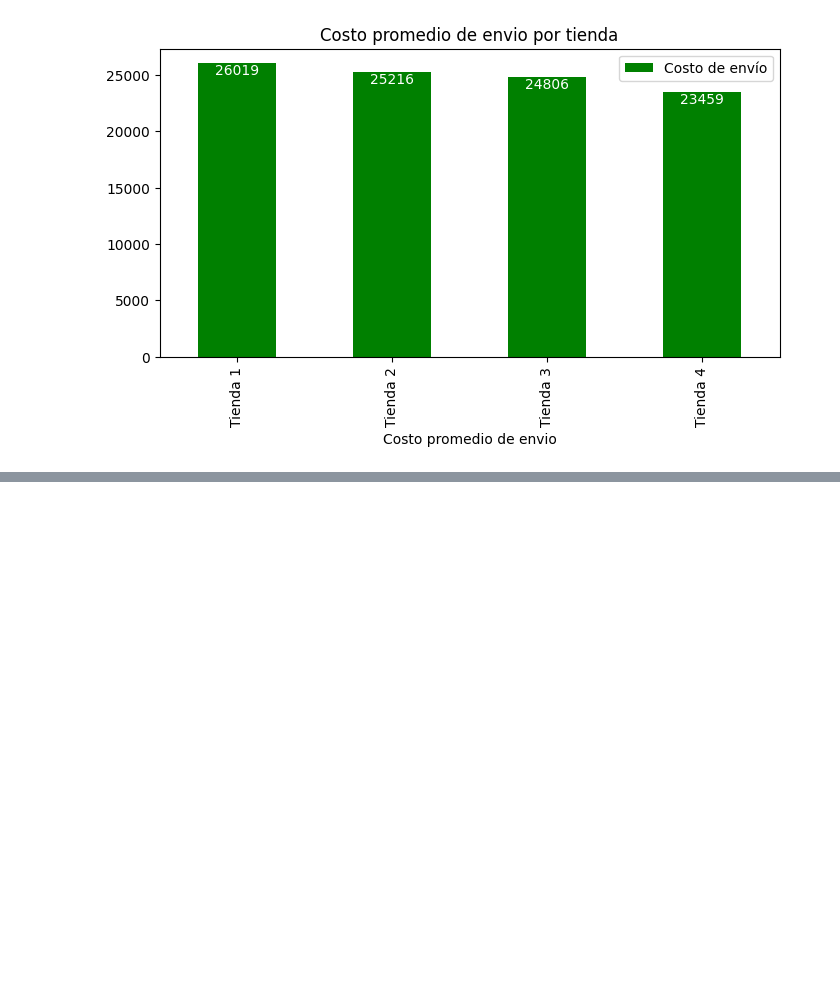
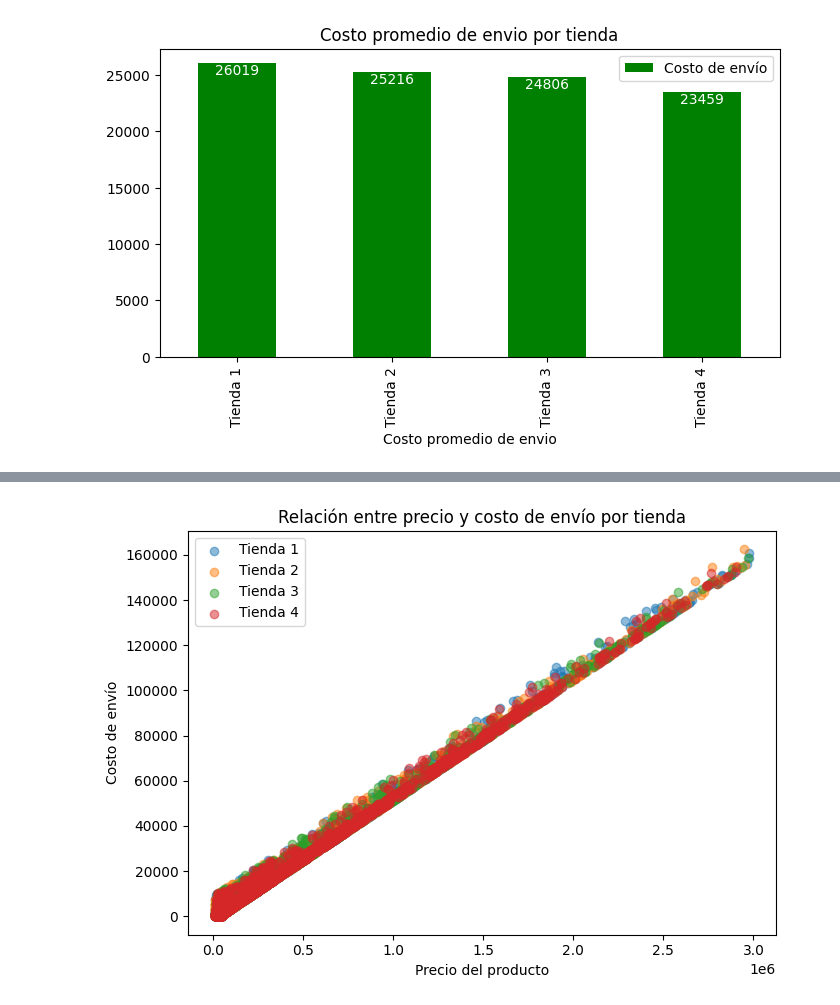
Before and after one commit to MCCoronel12/Challege_Alura, a Jupyter notebook: AluraStoreLatam.ipynb, the cells around one changed output, grey strips where cells are left out. Cells and saved outputs as stored; diff of their text form; code cells hidden in the pictures; blank space fills up the shorter version.

```diff
--- a/AluraStoreLatam.ipynb
+++ b/AluraStoreLatam.ipynb
@@ -421,0 +463,18 @@ plt.show()
+# %%
+import matplotlib.pyplot as plt
+
+plt.figure(figsize=(7,5))
+
+plt.scatter(tienda["Precio"], tienda["Costo de envío"], alpha=0.5, label="Tienda 1")
+plt.scatter(tienda2["Precio"], tienda2["Costo de envío"], alpha=0.5, label="Tienda 2")
+plt.scatter(tienda3["Precio"], tienda3["Costo de envío"], alpha=0.5, label="Tienda 3")
+plt.scatter(tienda4["Precio"], tienda4["Costo de envío"], alpha=0.5, label="Tienda 4")
+
+plt.xlabel("Precio del producto")
+plt.ylabel("Costo de envío")
+plt.title("Relación entre precio y costo de envío por tienda")
+plt.legend()
+plt.tight_layout()
+plt.show()
+# %% [output]
+[figure, added]
```
Also changed, not shown: parts of 7 cells of this notebook.
